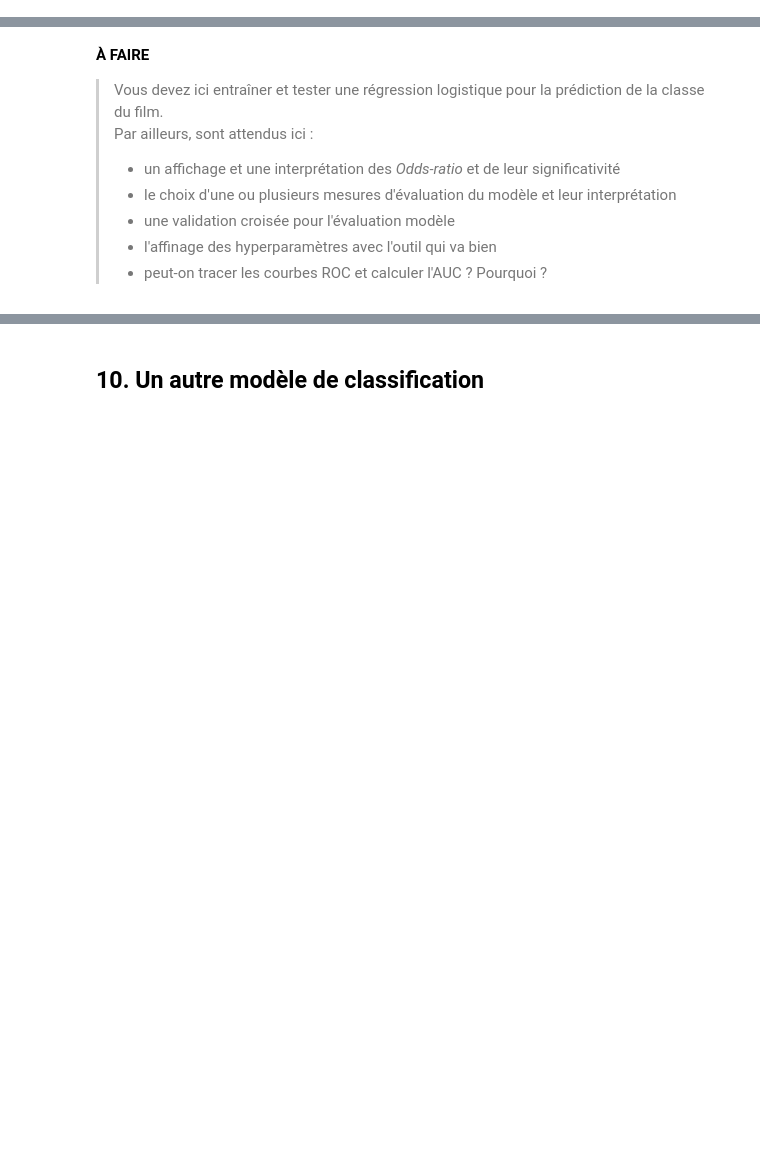
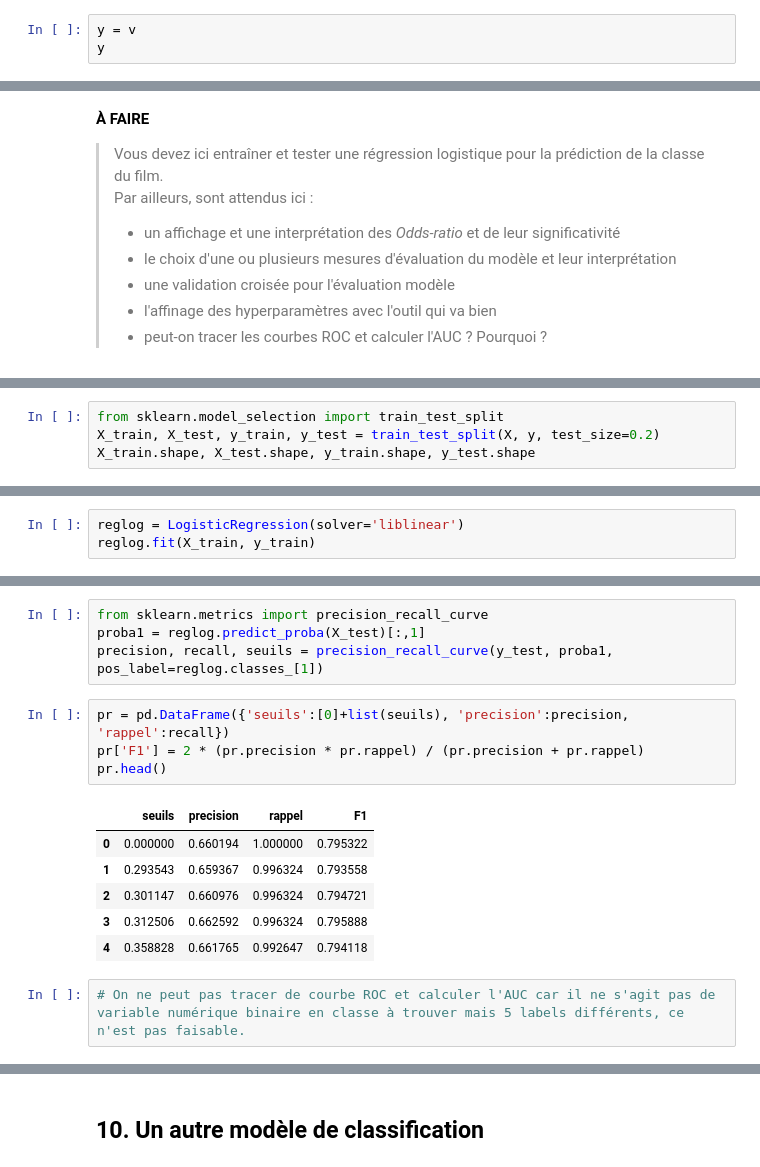
Before and after one commit to Florent-Vanhollebeke/Rendus_projets_Florent, a Jupyter notebook: Projet_en_cours/Projet P6 - revisions ML.ipynb, the cells around one changed output, grey strips where cells are left out. Cells and saved outputs as stored; diff of their text form; blank space fills up the shorter version.

```diff
--- a/Projet_en_cours/Projet P6 - revisions ML.ipynb
+++ b/Projet_en_cours/Projet P6 - revisions ML.ipynb
@@ -777,0 +871,3 @@ array([0.31022851, 0.43291229, 0.45012726, 0.37184224, 0.15449734])
+# %%
+y = v
+y
@@ -791,0 +932,4 @@ array([0.31022851, 0.43291229, 0.45012726, 0.37184224, 0.15449734])
+# %%
+from sklearn.model_selection import train_test_split
+X_train, X_test, y_train, y_test = train_test_split(X, y, test_size=0.2)
+X_train.shape, X_test.shape, y_train.shape, y_test.shape
@@ -791,0 +938,3 @@ array([0.31022851, 0.43291229, 0.45012726, 0.37184224, 0.15449734])
+# %%
+reglog = LogisticRegression(solver='liblinear')
+reglog.fit(X_train, y_train)
@@ -792,3 +964,20 @@ array([0.31022851, 0.43291229, 0.45012726, 0.37184224, 0.15449734])
+# %%
+from sklearn.metrics import precision_recall_curve
+proba1 = reglog.predict_proba(X_test)[:,1]
+precision, recall, seuils = precision_recall_curve(y_test, proba1, pos_label=reglog.classes_[1])
+# %%
+pr = pd.DataFrame({'seuils':[0]+list(seuils), 'precision':precision, 'rappel':recall})
+pr['F1'] = 2 * (pr.precision * pr.rappel) / (pr.precision + pr.rappel)
+pr.head()
+# %% [output]
+|  | seuils | precision | rappel | F1 |
+| 0 | 0.000000 | 0.660194 | 1.000000 | 0.795322 |
+| 1 | 0.293543 | 0.659367 | 0.996324 | 0.793558 |
+| 2 | 0.301147 | 0.660976 | 0.996324 | 0.794721 |
+| 3 | 0.312506 | 0.662592 | 0.996324 | 0.795888 |
+| 4 | 0.358828 | 0.661765 | 0.992647 | 0.794118 |
+# %%
+# On ne peut pas tracer de courbe ROC et calculer l'AUC car il ne s'agit pas de variable numérique binaire en classe à trouver mais 5 labels différents, ce n'est pas faisable.
 # %% [markdown]
 <a id='autre_class'></a>
 # %% [markdown]
```
Also changed, not shown: parts of 27 cells of this notebook.
